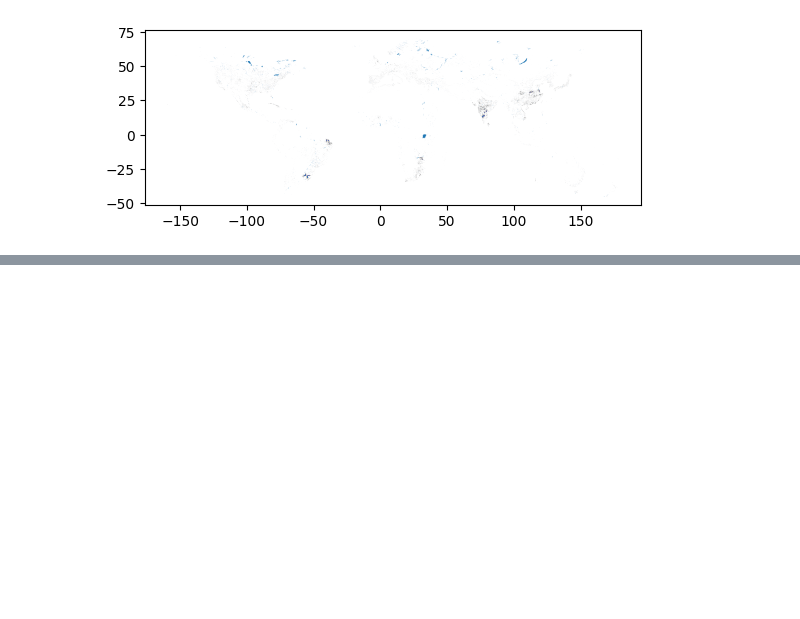
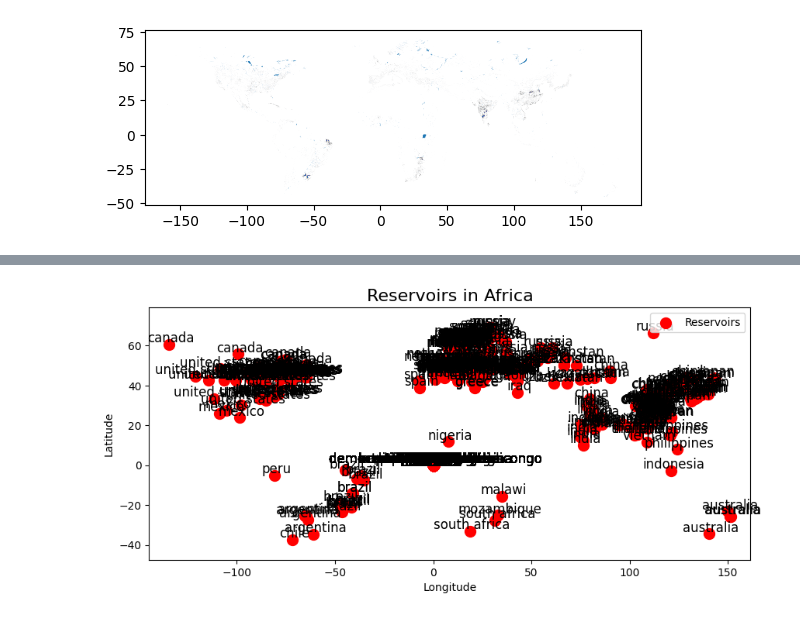
Before and after one commit to T-Schwab/-QM2, a Jupyter notebook: Dam_Reservoirs.ipynb, the cells around one changed output, grey strips where cells are left out. Saved outputs shown, nothing was run; the diff lists cells and outputs as text; code cells hidden in the pictures; blank space fills up the shorter version.

```diff
--- a/Dam_Reservoirs.ipynb
+++ b/Dam_Reservoirs.ipynb
@@ -33,0 +132,42 @@ gdf.plot()
+# %%
+import matplotlib.pyplot as plt
+import geopandas as gpd
+
+# Assuming 'df_africa' is a DataFrame containing only African countries (filtered from your main df)
+# Ensure the 'LAT_DAM' and 'LONG_DAM' are in the correct coordinate system (EPSG:4326)
+df_selected = df[['LAT_DAM', 'LONG_DAM']]  # Your dam data
+
+# Plot the map of Africa using 'df_africa'
+# If 'df_africa' is not a GeoDataFrame, convert it to a GeoDataFrame
+# Make sure to convert it to EPSG:4326 to match the lat/lon coordinates
+if not isinstance(df_africa, gpd.geodataframe.GeoDataFrame):
+    df_africa = gpd.GeoDataFrame(df_africa, geometry=gpd.points_from_xy(df_africa['LONG_DAM'], df_africa['LAT_DAM']))
+    df_africa = df_africa.set_crs('EPSG:4326')
+
+# Create a figure and axis
+fig, ax = plt.subplots(figsize=(10, 8))
+
+# Plot the map of Africa using 'df_africa'
+df_africa.plot(ax=ax, color='lightgray')
+
+# Plot the reservoirs on the map as scatter points
+ax.scatter(df_selected['LONG_DAM'], df_selected['LAT_DAM'], color='red', marker='o', s=100, label="Reservoirs")
+
+# Add labels for each point (country name)
+for i, row in df.iterrows():
+    ax.text(row['LONG_DAM'] + 1, row['LAT_DAM'] + 1, row['COUNTRY'], fontsize=12, ha='center', color='black')
+
+# Customize the plot
+ax.set_title("Reservoirs in Africa", fontsize=16)
+ax.set_xlabel("Longitude")
+ax.set_ylabel("Latitude")
+
+# Optionally, set axis limits based on the min/max values of the data
+ax.set_xlim(df_selected['LONG_DAM'].min() - 10, df_selected['LONG_DAM'].max() + 10)
+ax.set_ylim(df_selected['LAT_DAM'].min() - 10, df_selected['LAT_DAM'].max() + 10)
+
+# Show the plot
+plt.legend()
+plt.show()
+# %% [output]
+[figure, added]
```
Also changed, not shown: parts of 3 cells of this notebook.
